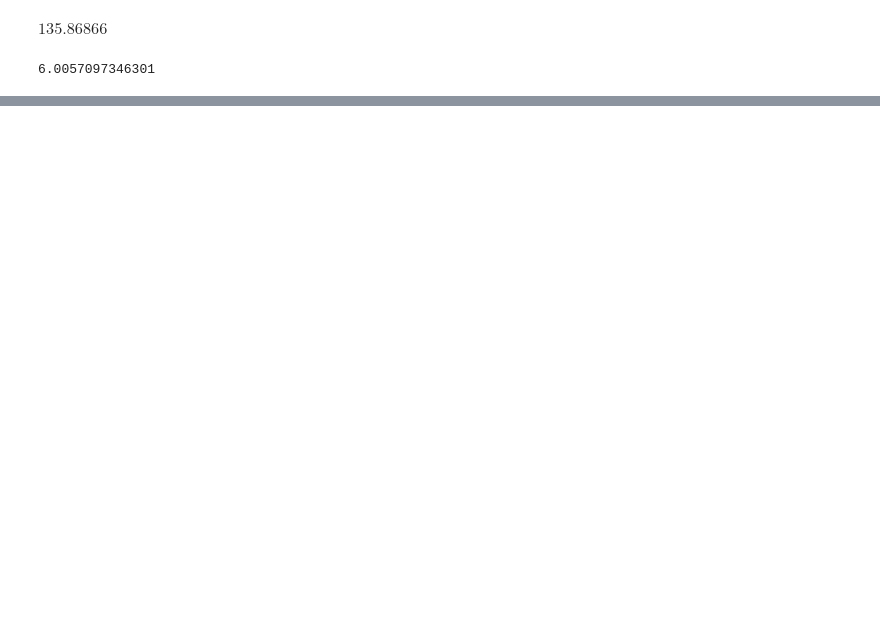
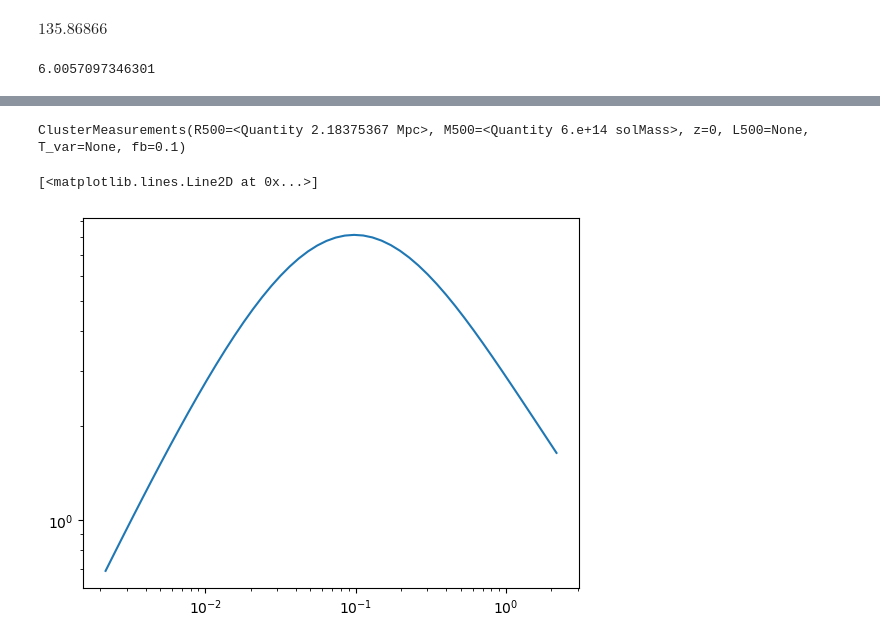
Before and after one commit to eleanorstuart/thermo-idm, a Jupyter notebook: troubleshooting_iqbal.ipynb, the cells around one changed output, grey strips where cells are left out. Saved outputs shown, nothing was run; the diff lists cells and outputs as text; code cells hidden in the pictures; blank space fills up the shorter version.

```diff
--- a/troubleshooting_iqbal.ipynb
+++ b/troubleshooting_iqbal.ipynb
@@ -416,2 +388,13 @@ $1.4788436 \times 10^{17} \; \mathrm{M_{\odot}}$
 # %%
 Mvir = 6
+# %%
+Mvir = 6*1e14*u.Msun
+z=0
+ClusterMeasurements(iq.virial_radius(Mvir, z), Mvir, z)
+# %% [output]
+ClusterMeasurements(R500=<Quantity 2.18375367 Mpc>, M500=<Quantity 6.e+14 solMass>, z=0, L500=None, T_var=None, fb=0.1)
+# %%
+plt.loglog(rs/iq.virial_radius(Mvir, z), iq.T_g(rs.value, ClusterMeasurements(iq.virial_radius(Mvir, z), Mvir, z)).to(u.keV))
+# %% [output]
+[<matplotlib.lines.Line2D at 0x...>]
+[figure, added]
```
Also changed, not shown: parts of 23 cells of this notebook, 13 other files.
